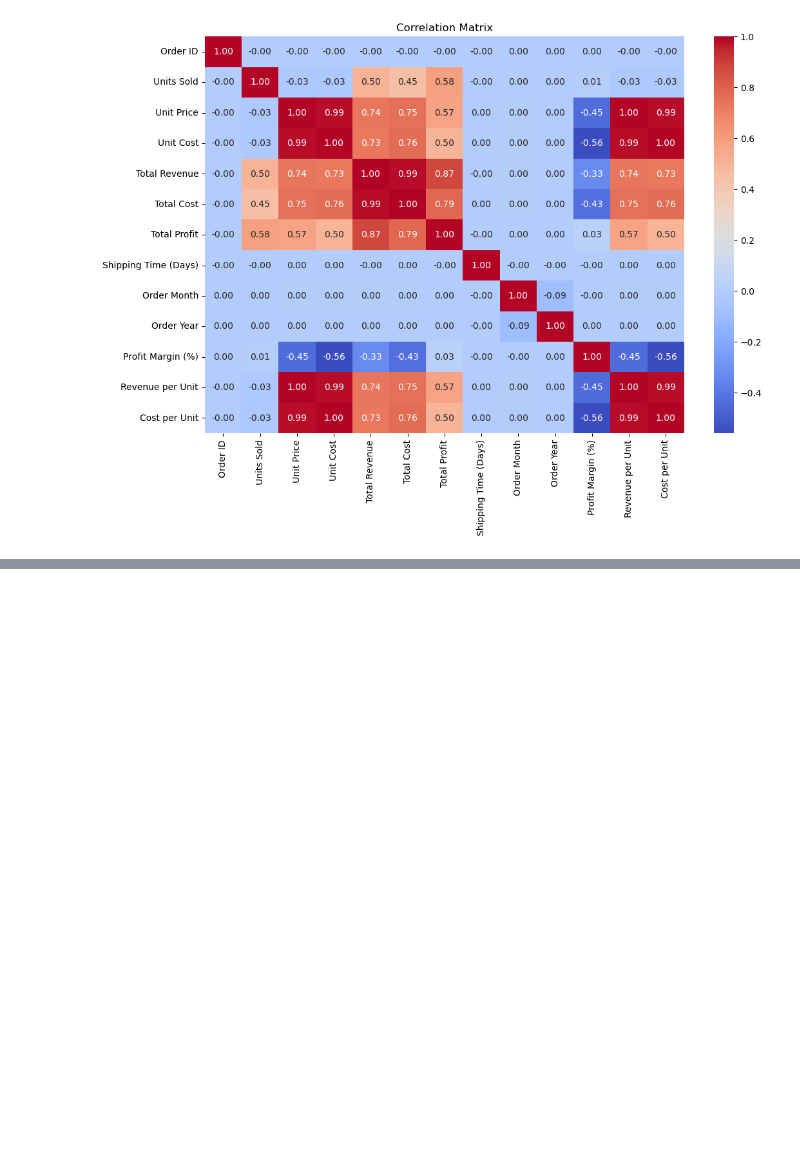
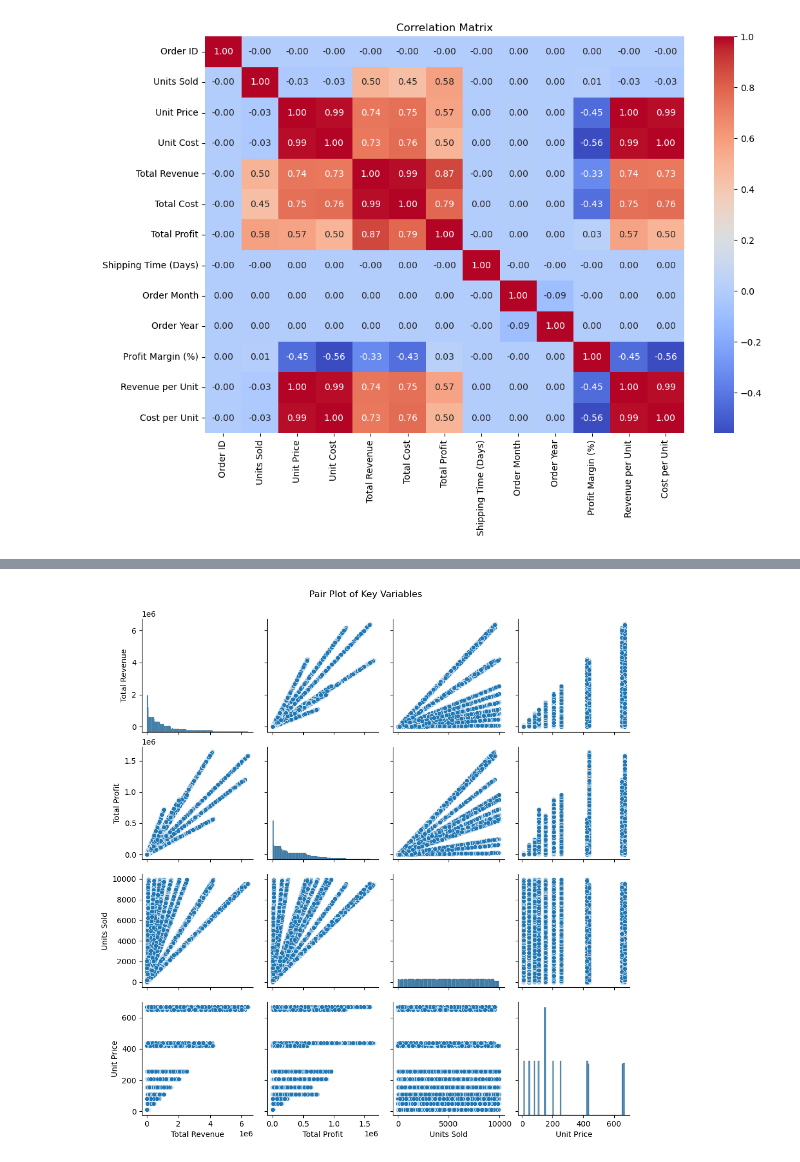
Before and after one commit to Udityanshu/Sales-Prediction, a Jupyter notebook: Sales_Profit_Classification_Model.ipynb, the cells around one changed output, grey strips where cells are left out. Saved outputs shown, nothing was run; the diff lists cells and outputs as text; code cells hidden in the pictures; blank space fills up the shorter version.

```diff
--- a/Sales_Profit_Classification_Model.ipynb
+++ b/Sales_Profit_Classification_Model.ipynb
@@ -383,0 +404,7 @@ plt.show()
+# %%
+# Pairplots - To visualize the pairwise relationships between multiple numerical variables simultaneously.
+sns.pairplot(filtered_data[['Total Revenue', 'Total Profit', 'Units Sold', 'Unit Price']])
+plt.suptitle('Pair Plot of Key Variables', y=1.02)
+plt.show()
+# %% [output]
+[figure, added]
```
Also changed, not shown: parts of 4 cells of this notebook.
